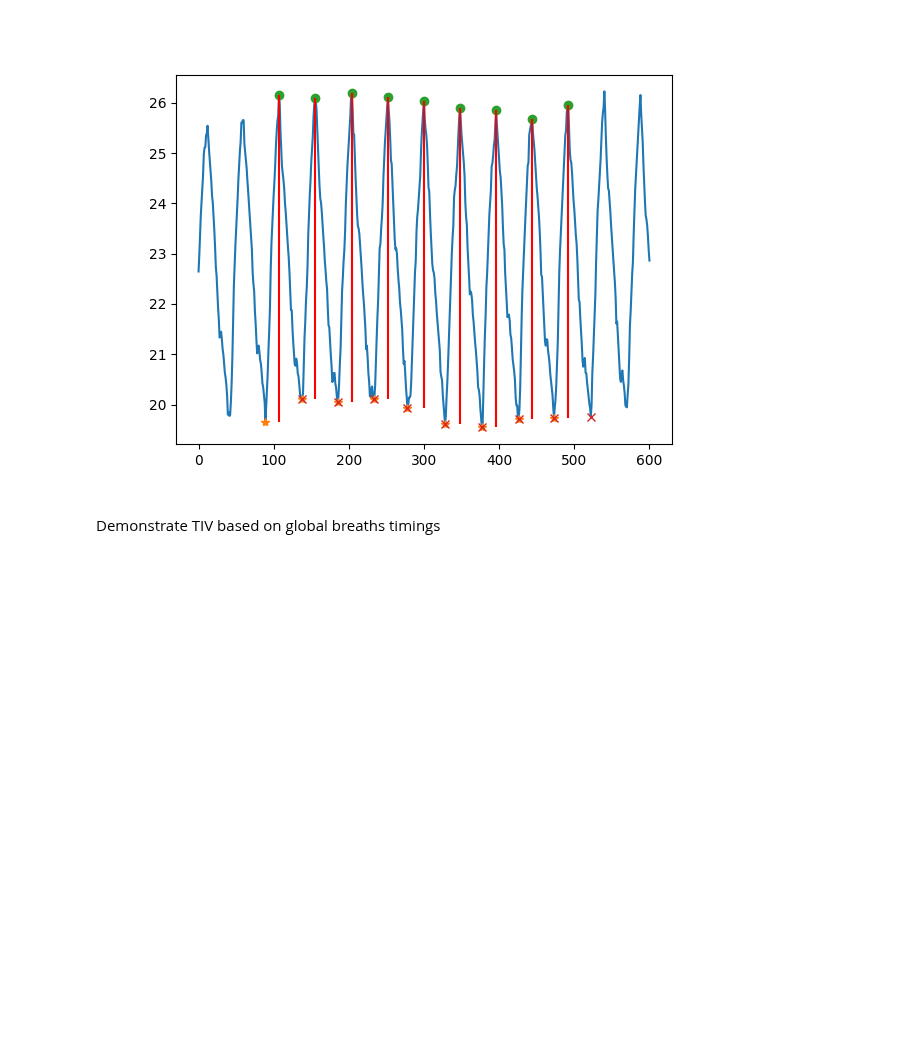
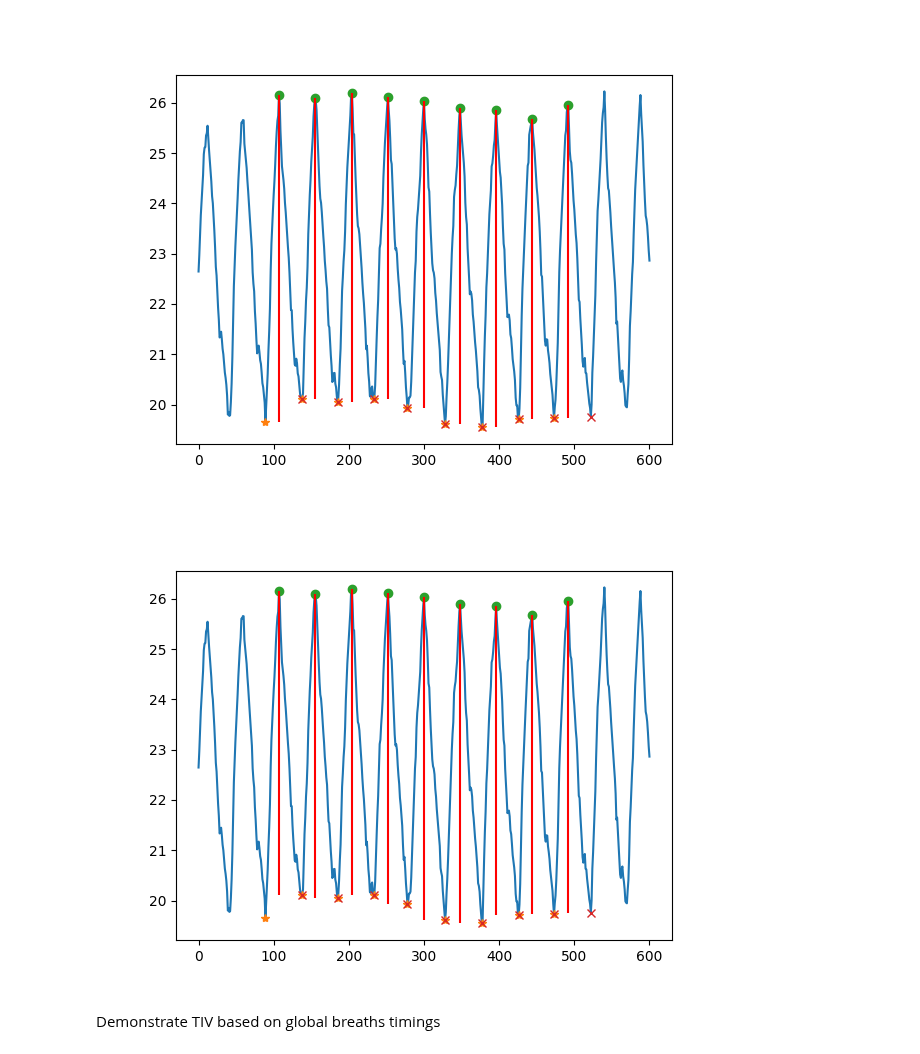
Before and after one commit to EIT-ALIVE/eitprocessing, a Jupyter notebook: notebooks/test_parameter_tiv.ipynb, the cells around one changed output. Cells and saved outputs as stored; diff of their text form; code cells hidden in the pictures; blank space fills up the shorter version.

```diff
--- a/notebooks/test_parameter_tiv.ipynb
+++ b/notebooks/test_parameter_tiv.ipynb
@@ -186,25 +187,26 @@ Demonstrate TIV based on pixel inflation timings
 # %%
+## Inspiratory TIV method
 pixel_data = sequence.eit_data["raw"].pixel_impedance
 
 start_indices = [
     np.argmax(sequence.eit_data["raw"].time == start_time)
-    for pixel_inflation in pixel_inflations.values[:, 12, 13]
-    if pixel_inflation is not None
-    for start_time in [pixel_inflation.start_time]
+    for pixel_breath in pixel_breaths[:, 12, 13]
+    if pixel_breath is not None
+    for start_time in [pixel_breath.start_time]
 ]
 
 middle_indices = [
     np.argmax(sequence.eit_data["raw"].time == middle_time)
-    for pixel_inflation in pixel_inflations.values[:, 12, 13]
-    if pixel_inflation is not None
-    for middle_time in [pixel_inflation.middle_time]
+    for pixel_breath in pixel_breaths[:, 12, 13]
+    if pixel_breath is not None
+    for middle_time in [pixel_breath.middle_time]
 ]
 
 end_indices = [
     np.argmax(sequence.eit_data["raw"].time == end_time)
-    for pixel_inflation in pixel_inflations.values[:, 12, 13]
-    if pixel_inflation is not None
-    for end_time in [pixel_inflation.end_time]
+    for pixel_breath in pixel_breaths[:, 12, 13]
+    if pixel_breath is not None
+    for end_time in [pixel_breath.end_time]
 ]
 
 plt.figure()
@@ -225,6 +227,49 @@ for i, mid_idx in enumerate(middle_indices):
     )
 # %% [output]
 [figure]
+# %%
+## Expiratory TIV method
+pixel_data = sequence.eit_data["raw"].pixel_impedance
+
+start_indices = [
+    np.argmax(sequence.eit_data["raw"].time == start_time)
+    for pixel_breath in pixel_breaths[:, 12, 13]
+    if pixel_breath is not None
+    for start_time in [pixel_breath.start_time]
+]
+
+middle_indices = [
+    np.argmax(sequence.eit_data["raw"].time == middle_time)
+    for pixel_breath in pixel_breaths[:, 12, 13]
+    if pixel_breath is not None
+    for middle_time in [pixel_breath.middle_time]
+]
+
+end_indices = [
+    np.argmax(sequence.eit_data["raw"].time == end_time)
+    for pixel_breath in pixel_breaths[:, 12, 13]
+    if pixel_breath is not None
+    for end_time in [pixel_breath.end_time]
+]
+
+plt.figure()
+plt.plot(pixel_data[:, 12, 13])
+plt.plot(start_indices, pixel_data[start_indices, 12, 13], "*")
+plt.plot(middle_indices, pixel_data[middle_indices, 12, 13], "o")
+plt.plot(end_indices, pixel_data[end_indices, 12, 13], "x")
+
+# Plot vertical lines at middle_indices
+for i, mid_idx in enumerate(middle_indices):
+    plt.vlines(
+        x=mid_idx,
+        ymin=pixel_data[mid_idx, 12, 13] - tiv_result_pixel_expiratory[i + 1, 12, 13],
+        ymax=pixel_data[mid_idx, 12, 13],
+        color="r",
+        linestyle="-",
+        label="TIV",
+    )
+# %% [output]
+[figure, added]
 # %% [markdown]
 Demonstrate TIV based on global breaths timings
 # %%
```
Also changed, not shown: parts of 6 cells of this notebook, 5 other files.
